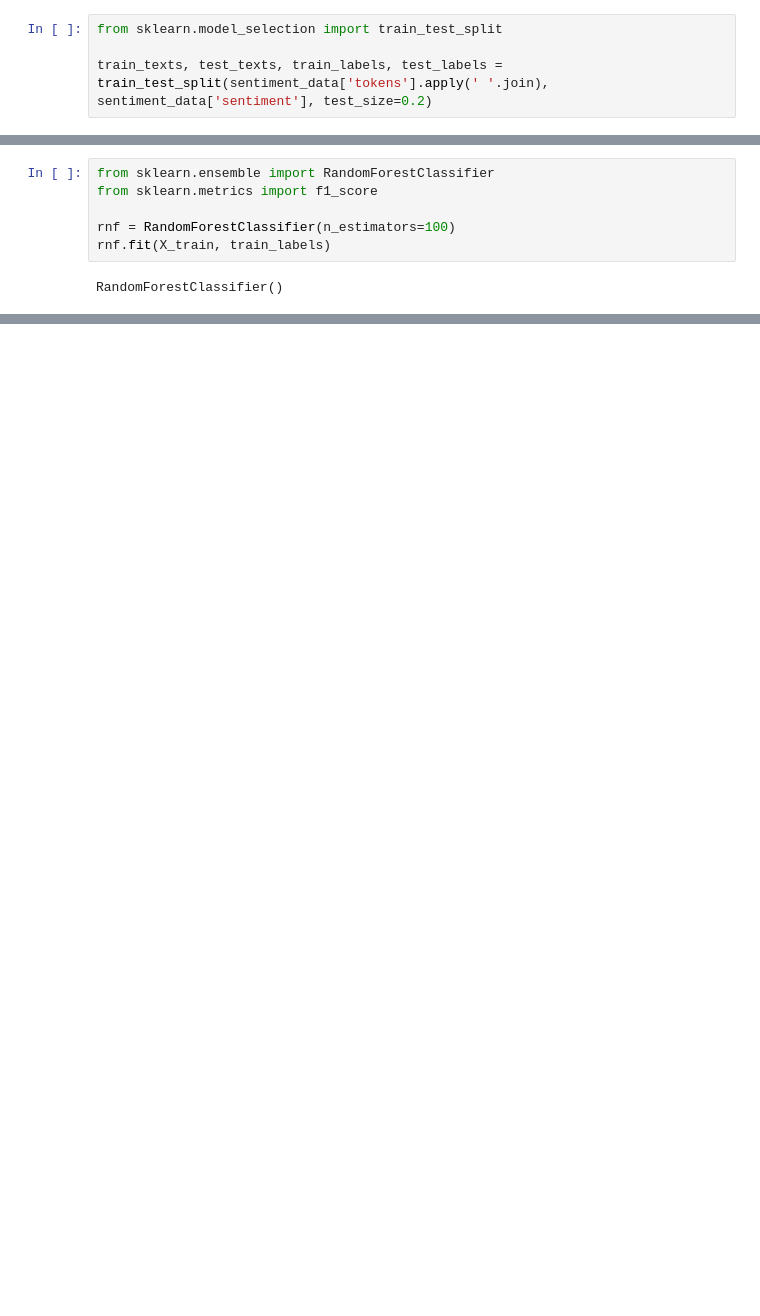
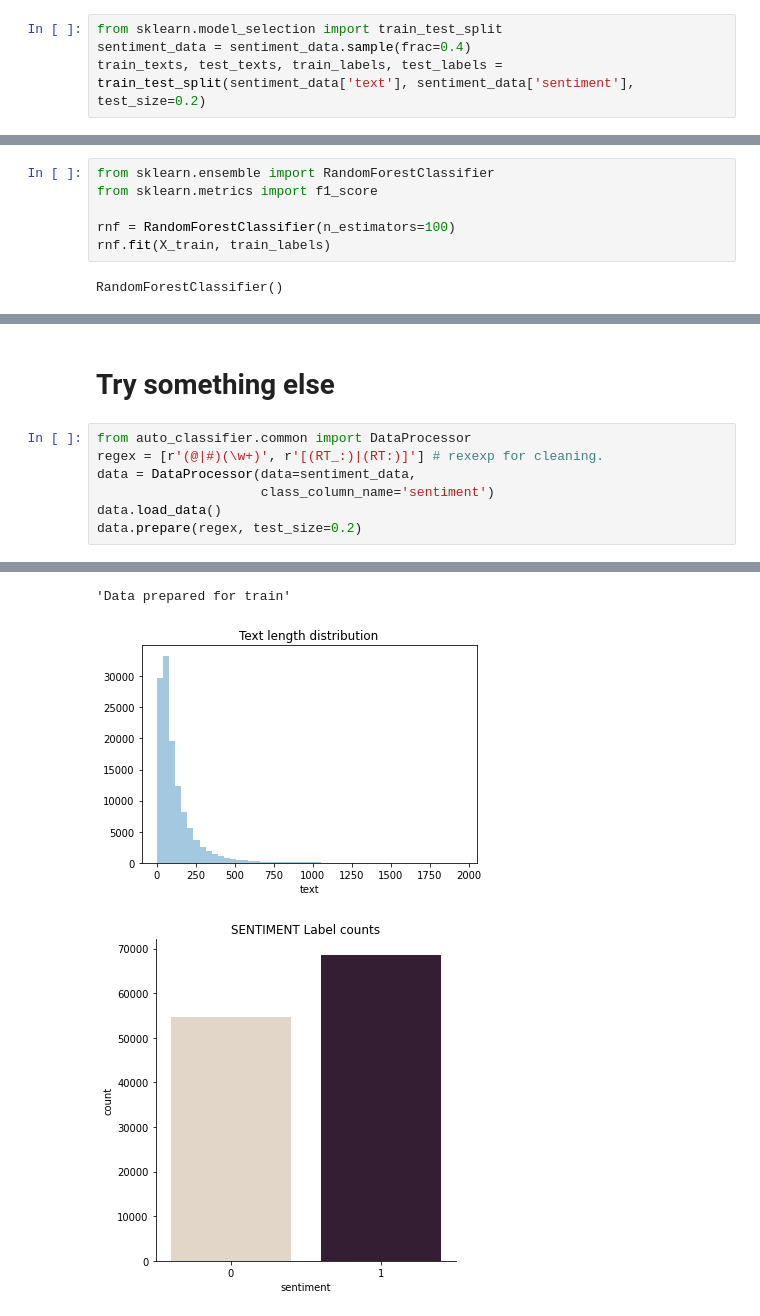
Before and after one commit to vetka925/sentiment_airbnb, a Jupyter notebook: sentiment.ipynb, the cells around one changed output, grey strips where cells are left out. Saved outputs shown, nothing was run; the diff lists cells and outputs as text; blank space fills up the shorter version.

```diff
--- a/sentiment.ipynb
+++ b/sentiment.ipynb
@@ -237,8 +237,8 @@ print('50 most probable tokens in negative: \n', sorted(neg_token_probability, k
 # Model training
 # %%
 from sklearn.model_selection import train_test_split
-
-train_texts, test_texts, train_labels, test_labels = train_test_split(sentiment_data['tokens'].apply(' '.join), sentiment_data['sentiment'], test_size=0.2)
+sentiment_data = sentiment_data.sample(frac=0.4)
+train_texts, test_texts, train_labels, test_labels = train_test_split(sentiment_data['text'], sentiment_data['sentiment'], test_size=0.2)
 # %%
 from sklearn.feature_extraction.text import TfidfVectorizer
 
@@ -359 +355,11 @@ Best score: 0.95
 Best parameters: {'C': 1, 'class_weight': None, 'dual': False, 'fit_intercept': True, 'intercept_scaling': 1, 'l1_ratio': None, 'max_iter': 100, 'multi_class': 'auto', 'n_jobs': None, 'penalty': 'l2', ...
+# %% [markdown]
+# Try something else
+# %%
+from auto_classifier.common import DataProcessor
+regex = [r'(@|#)(\w+)', r'[(RT_:)|(RT:)]'] # rexexp for cleaning.
+data = DataProcessor(data=sentiment_data,
+                     class_column_name='sentiment')
+data.load_data()
+data.prepare(regex, test_size=0.2)
+# %% [output]
@@ -359,0 +383,3 @@ Best parameters: {'C': 1, 'class_weight': None, 'dual': False, 'fit_intercept':
+'Data prepared for train'
+[figure, added]
+[figure, added]
```
Also changed, not shown: parts of 49 cells of this notebook, 8 other files.
